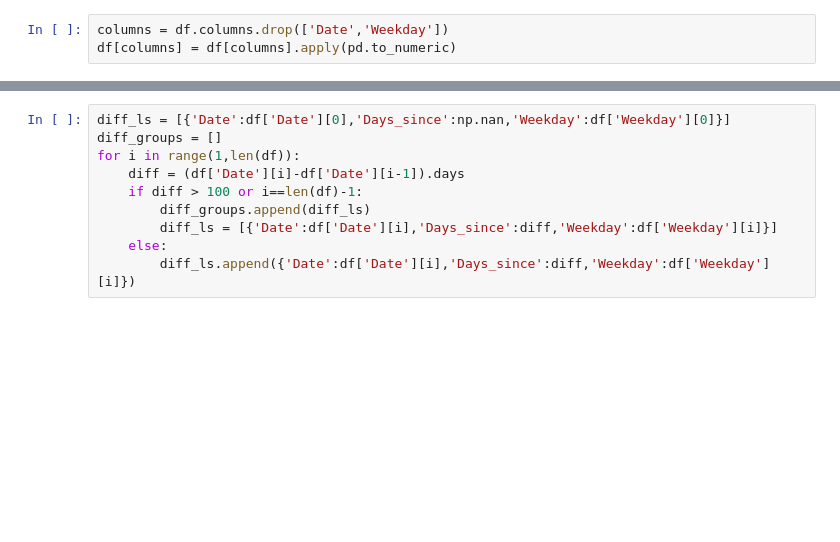
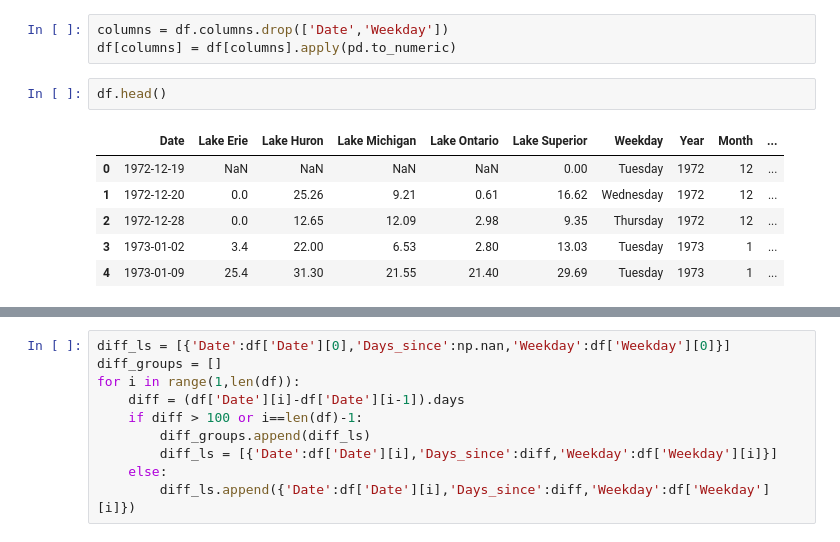
Before and after one commit to JansenKat/SMMBBGKJ-TTH-Prj1, a Jupyter notebook: notebooks/lake_ice.ipynb, the cells around one changed output, grey strips where cells are left out. Saved outputs shown, nothing was run; the diff lists cells and outputs as text; blank space fills up the shorter version.

```diff
--- a/notebooks/lake_ice.ipynb
+++ b/notebooks/lake_ice.ipynb
@@ -105,6 +108,15 @@ Name: Weekday, dtype: int64
 # %%
 columns = df.columns.drop(['Date','Weekday'])
 df[columns] = df[columns].apply(pd.to_numeric)
+# %%
+df.head()
+# %% [output]
+|  | Date | Lake Erie | Lake Huron | Lake Michigan | Lake Ontario | Lake Superior | Weekday | Year | Month | ... |
+| 0 | 1972-12-19 | NaN | NaN | NaN | NaN | 0.00 | Tuesday | 1972 | 12 | ... |
+| 1 | 1972-12-20 | 0.0 | 25.26 | 9.21 | 0.61 | 16.62 | Wednesday | 1972 | 12 | ... |
+| 2 | 1972-12-28 | 0.0 | 12.65 | 12.09 | 2.98 | 9.35 | Thursday | 1972 | 12 | ... |
+| 3 | 1973-01-02 | 3.4 | 22.00 | 6.53 | 2.80 | 13.03 | Tuesday | 1973 | 1 | ... |
+| 4 | 1973-01-09 | 25.4 | 31.30 | 21.55 | 21.40 | 29.69 | Tuesday | 1973 | 1 | ... |
 # %%
 df.to_csv(os.path.join('..','data_files','ice_data','ice_coverage.csv'))
 df.dtypes
```
Also changed, not shown: parts of 5 cells of this notebook, 2 other files.
